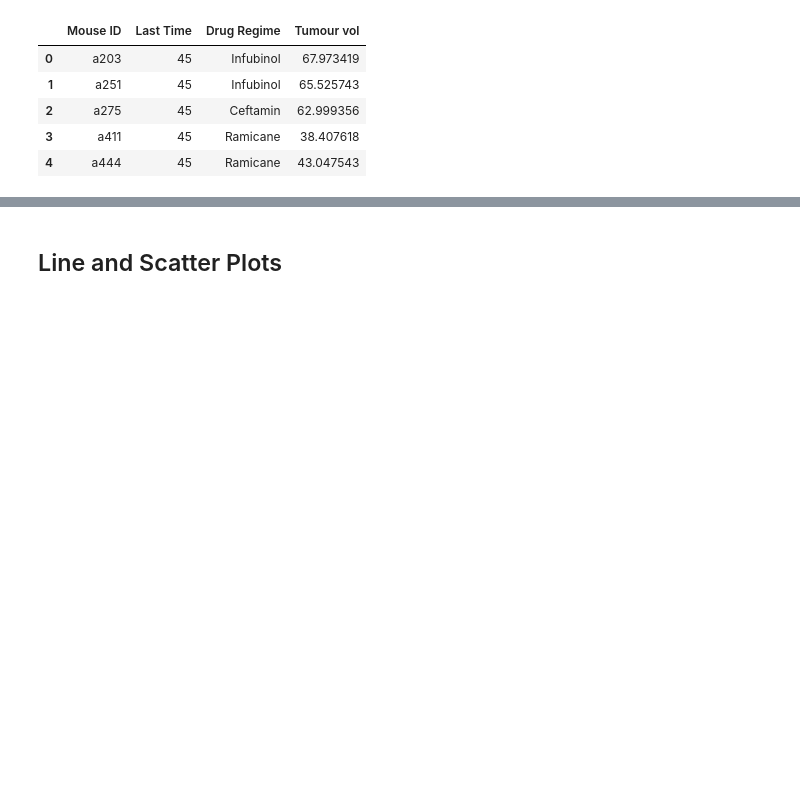
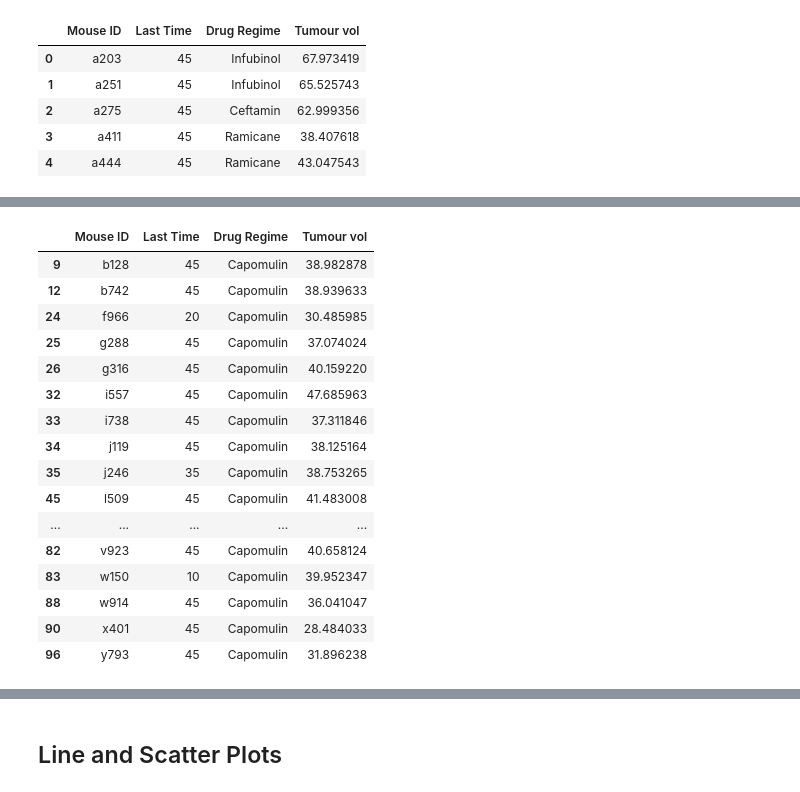
Before and after one commit to sarahDH615/matplotlib_challenge, a Jupyter notebook: pymaceuticals_starter_edited.ipynb, the cells around one changed output, grey strips where cells are left out. Drawn from its saved outputs; the diff is of its cells as text; code cells hidden in the pictures; blank space fills up the shorter version.

```diff
--- a/pymaceuticals_starter_edited.ipynb
+++ b/pymaceuticals_starter_edited.ipynb
@@ -367,0 +370,34 @@ top_regimes_df.loc[drug_mask, :]
+# %%
+treatments = ['Capomulin', 'Ramicane', 'Infubinol', 'Ceftamin']
+dflist = ['ca_df', 'ra_df', 'in_df', 'ce_df']
+
+
+drug_mask_ca = top_regimes_df['Drug Regime'] == 'Capomulin'
+ca_df = pd.DataFrame(top_regimes_df.loc[drug_mask_ca, :])
+
+drug_mask_ra = top_regimes_df['Drug Regime'] == 'Ramicane'
+ra_df = pd.DataFrame(top_regimes_df.loc[drug_mask_ra, :])
+
+drug_mask_in = top_regimes_df['Drug Regime'] == 'Infubinol'
+in_df = pd.DataFrame(top_regimes_df.loc[drug_mask_in, :])
+
+drug_mask_ce = top_regimes_df['Drug Regime'] == 'Ceftamin'
+ce_df = pd.DataFrame(top_regimes_df.loc[drug_mask_ce, :])
+# %% [output]
+|  | Mouse ID | Last Time | Drug Regime | Tumour vol |
+| 9 | b128 | 45 | Capomulin | 38.982878 |
+| 12 | b742 | 45 | Capomulin | 38.939633 |
+| 24 | f966 | 20 | Capomulin | 30.485985 |
+| 25 | g288 | 45 | Capomulin | 37.074024 |
+| 26 | g316 | 45 | Capomulin | 40.159220 |
+| 32 | i557 | 45 | Capomulin | 47.685963 |
+| 33 | i738 | 45 | Capomulin | 37.311846 |
+| 34 | j119 | 45 | Capomulin | 38.125164 |
+| 35 | j246 | 35 | Capomulin | 38.753265 |
+| 45 | l509 | 45 | Capomulin | 41.483008 |
+| ... | ... | ... | ... | ... |
+| 82 | v923 | 45 | Capomulin | 40.658124 |
+| 83 | w150 | 10 | Capomulin | 39.952347 |
+| 88 | w914 | 45 | Capomulin | 36.041047 |
+| 90 | x401 | 45 | Capomulin | 28.484033 |
+| 96 | y793 | 45 | Capomulin | 31.896238 |
```
Also changed, not shown: parts of 15 cells of this notebook.
